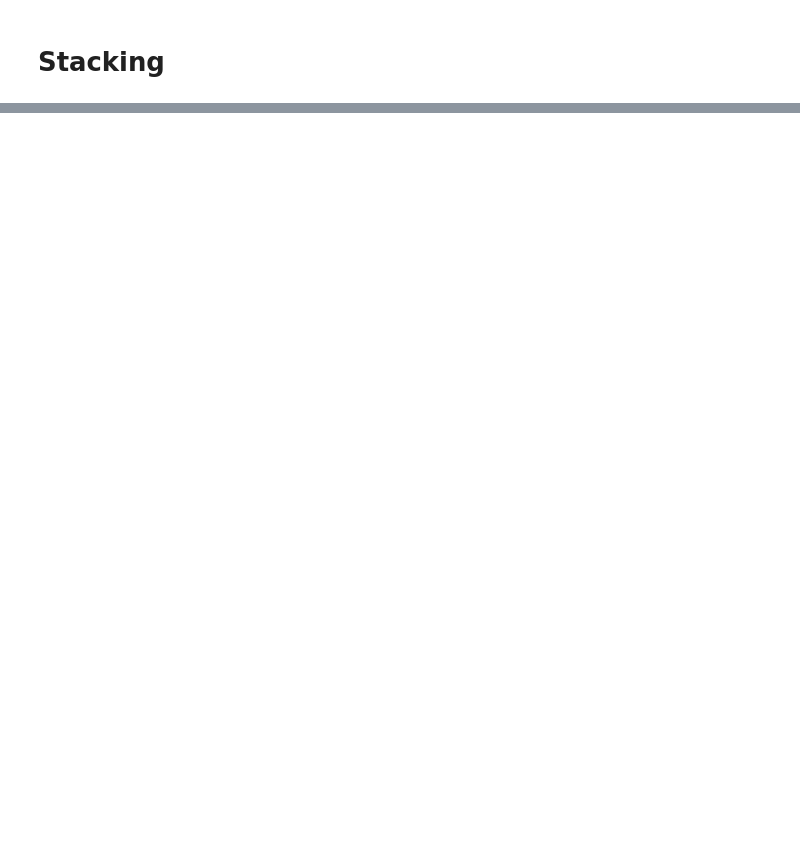
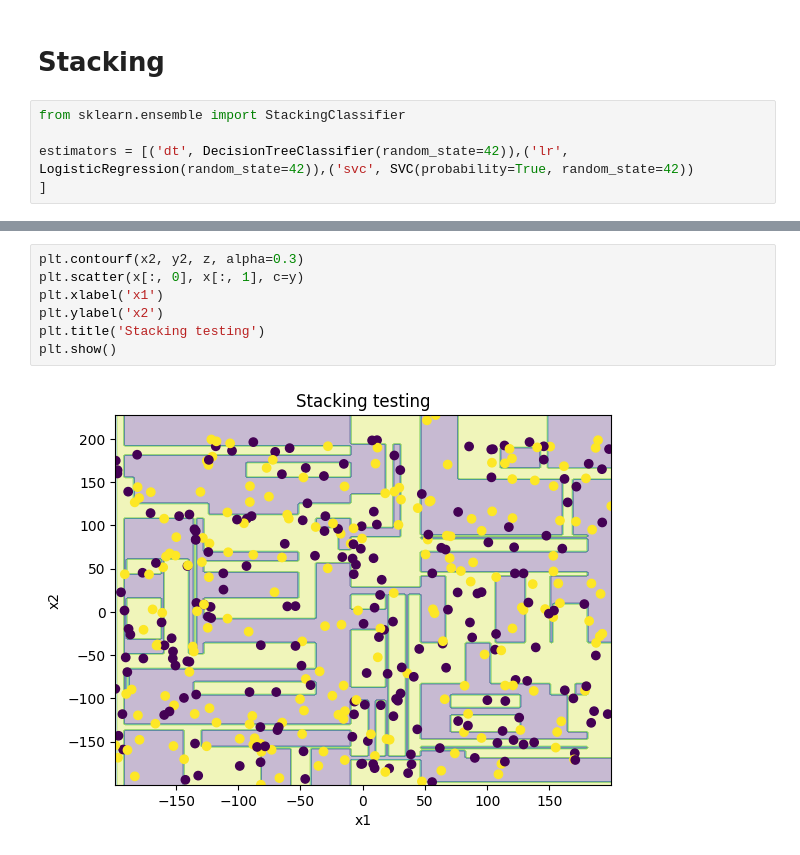
Before and after one commit to d940909492/machine-learning-practice, a Jupyter notebook: ensemble_learning/bagging_boosting_stacking.ipynb, the cells around one changed output, grey strips where cells are left out. Saved outputs shown, nothing was run; the diff lists cells and outputs as text; blank space fills up the shorter version.

Commit message:
update ensemble learning, and try to fix svc

```diff
--- a/ensemble_learning/bagging_boosting_stacking.ipynb
+++ b/ensemble_learning/bagging_boosting_stacking.ipynb
@@ -53,2 +132,7 @@ plt.show()
 # %% [markdown]
 # Stacking
+# %%
+from sklearn.ensemble import StackingClassifier
+
+estimators = [('dt', DecisionTreeClassifier(random_state=42)),('lr', LogisticRegression(random_state=42)),('svc', SVC(probability=True, random_state=42))
+]
@@ -54,0 +165,9 @@ plt.show()
+# %%
+plt.contourf(x2, y2, z, alpha=0.3)
+plt.scatter(x[:, 0], x[:, 1], c=y)
+plt.xlabel('x1')
+plt.ylabel('x2')
+plt.title('Stacking testing')
+plt.show()
+# %% [output]
+[figure, added]
```
Also changed, not shown: parts of 10 cells of this notebook, 11 other files.
